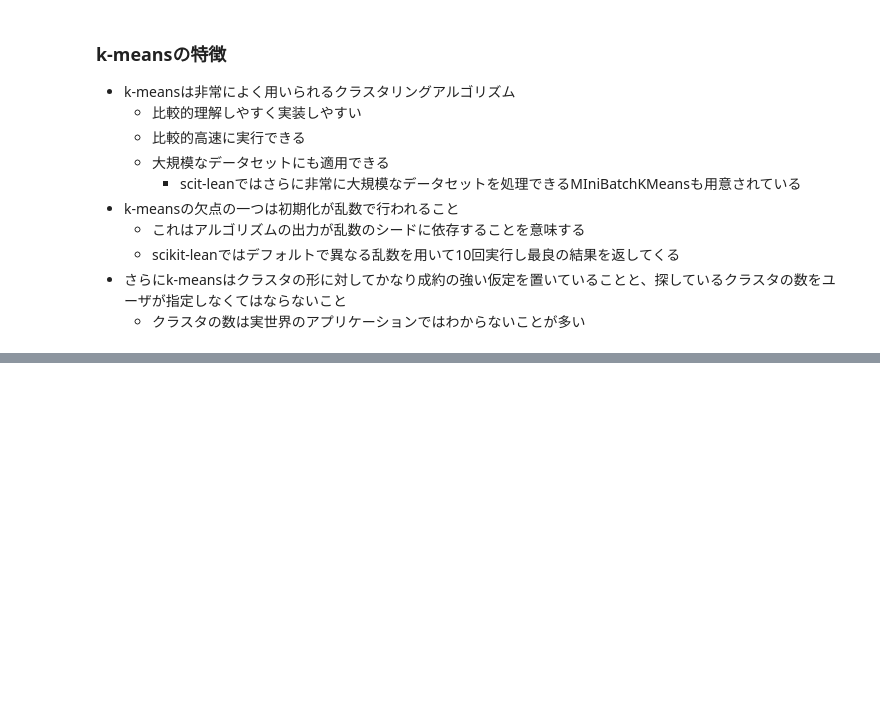
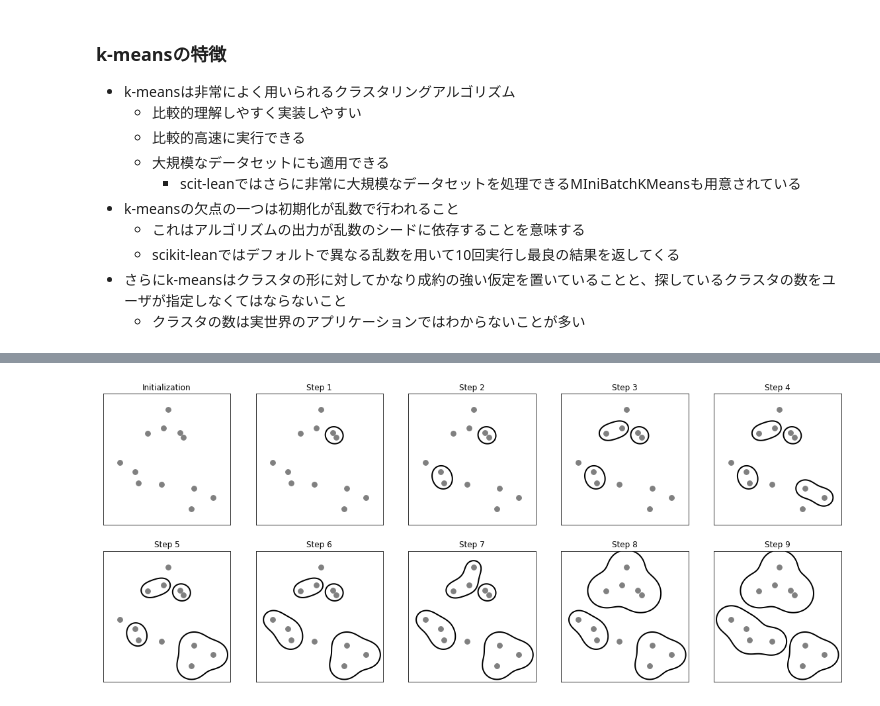
Before and after one commit to morooka-akira/MachineLearningMemo, a Jupyter notebook: 教師なし学習/クラスタリング.ipynb, the cells around one changed output, grey strips where cells are left out. Saved outputs shown, nothing was run; the diff lists cells and outputs as text; code cells hidden in the pictures; blank space fills up the shorter version.

```diff
--- a/教師なし学習/クラスタリング.ipynb
+++ b/教師なし学習/クラスタリング.ipynb
@@ -208,0 +219,4 @@ plt.ylabel("Feature 1")
+# %%
+mglearn.plots.plot_agglomerative_algorithm()
+# %% [output]
+[figure, added]
```
Also changed, not shown: parts of 21 cells of this notebook, 1 other file.
